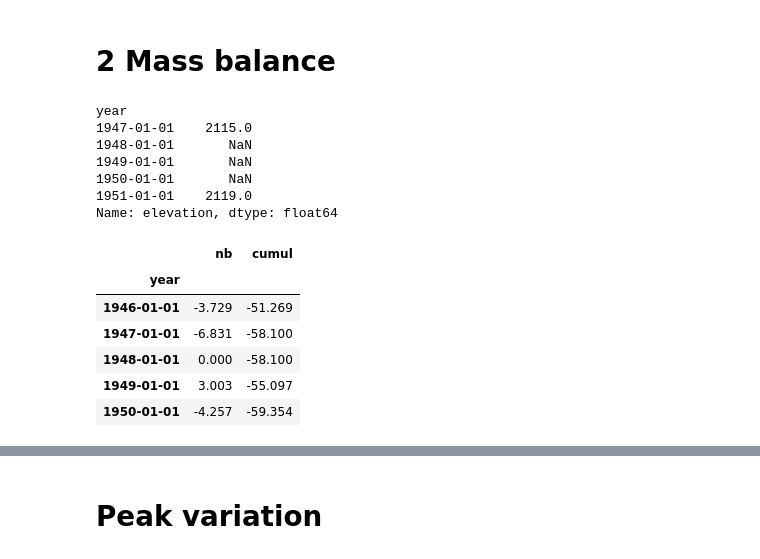
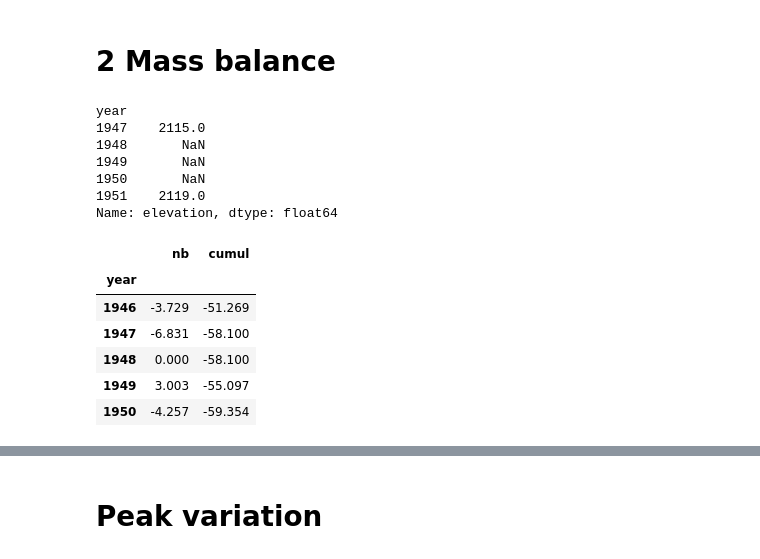
Before and after one commit to erikmannerfelt/Sydtoppen, a Jupyter notebook: figures/Sydtoppen figures.ipynb, the cells around one changed output, grey strips where cells are left out. Drawn from its saved outputs; the diff is of its cells as text; code cells hidden in the pictures.

```diff
--- a/figures/Sydtoppen figures.ipynb
+++ b/figures/Sydtoppen figures.ipynb
@@ -115,26 +115,26 @@ Saved errors_180302.png
 # %% [markdown]
 # 2 Mass balance
 # %%
-heights = pd.read_csv("input/elevation_profile/sydtoppen.csv", sep=";", squeeze=True, index_col=0, parse_dates=True)
+heights = pd.read_csv("input/elevation_profile/sydtoppen.csv", sep=";", squeeze=True, index_col=0)
 heights.head()
 # %% [output]
 year
-1947-01-01    2115.0
-1948-01-01       NaN
-1949-01-01       NaN
-1950-01-01       NaN
-1951-01-01    2119.0
+1947    2115.0
+1948       NaN
+1949       NaN
+1950       NaN
+1951    2119.0
 Name: elevation, dtype: float64
 # %%
-balance = pd.read_csv("input/elevation_profile/mass_balance.csv", sep=";", index_col=0, parse_dates=True)
+balance = pd.read_csv("input/elevation_profile/mass_balance.csv", sep=";", index_col=0)
 balance = balance.applymap(lambda x: float(x.replace(",", ".")))
 
 balance.head()
 # %% [output]
 |  | nb | cumul |
 | year |  |  |
-| 1946-01-01 | -3.729 | -51.269 |
-| 1947-01-01 | -6.831 | -58.100 |
-| 1948-01-01 | 0.000 | -58.100 |
-| 1949-01-01 | 3.003 | -55.097 |
-| 1950-01-01 | -4.257 | -59.354 |
+| 1946 | -3.729 | -51.269 |
+| 1947 | -6.831 | -58.100 |
+| 1948 | 0.000 | -58.100 |
+| 1949 | 3.003 | -55.097 |
+| 1950 | -4.257 | -59.354 |
```
Also changed, not shown: parts of 4 cells of this notebook, 3 other files.
